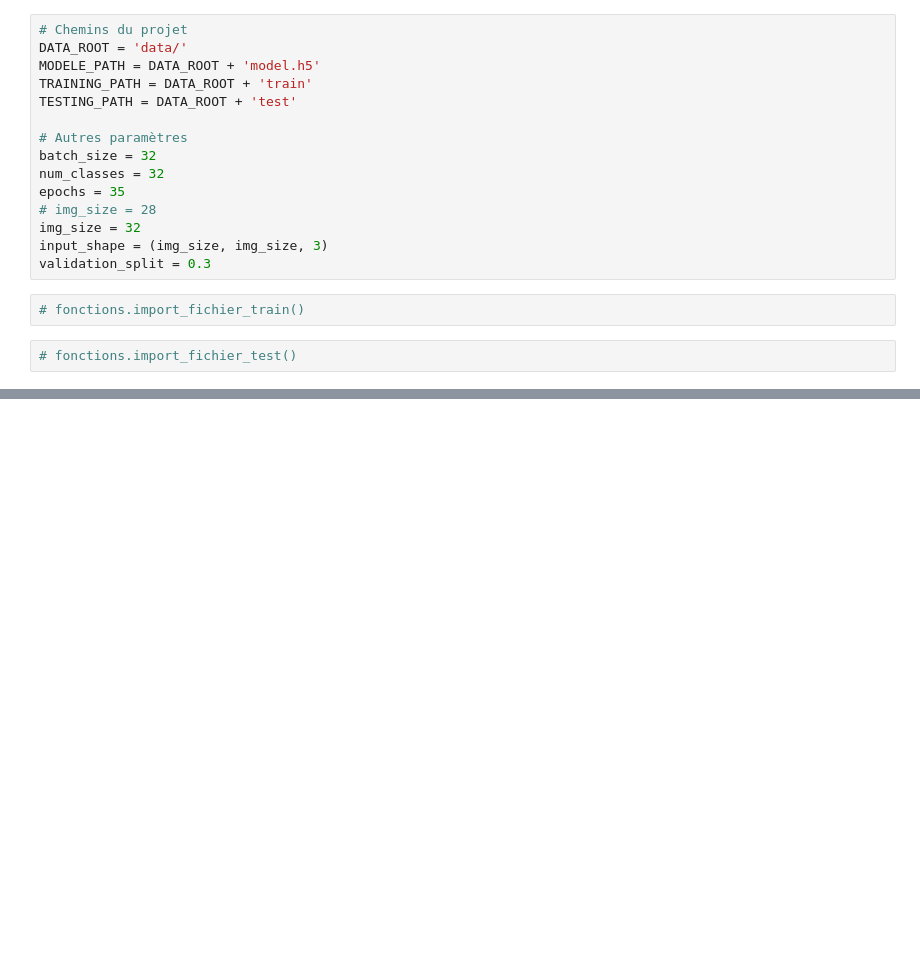
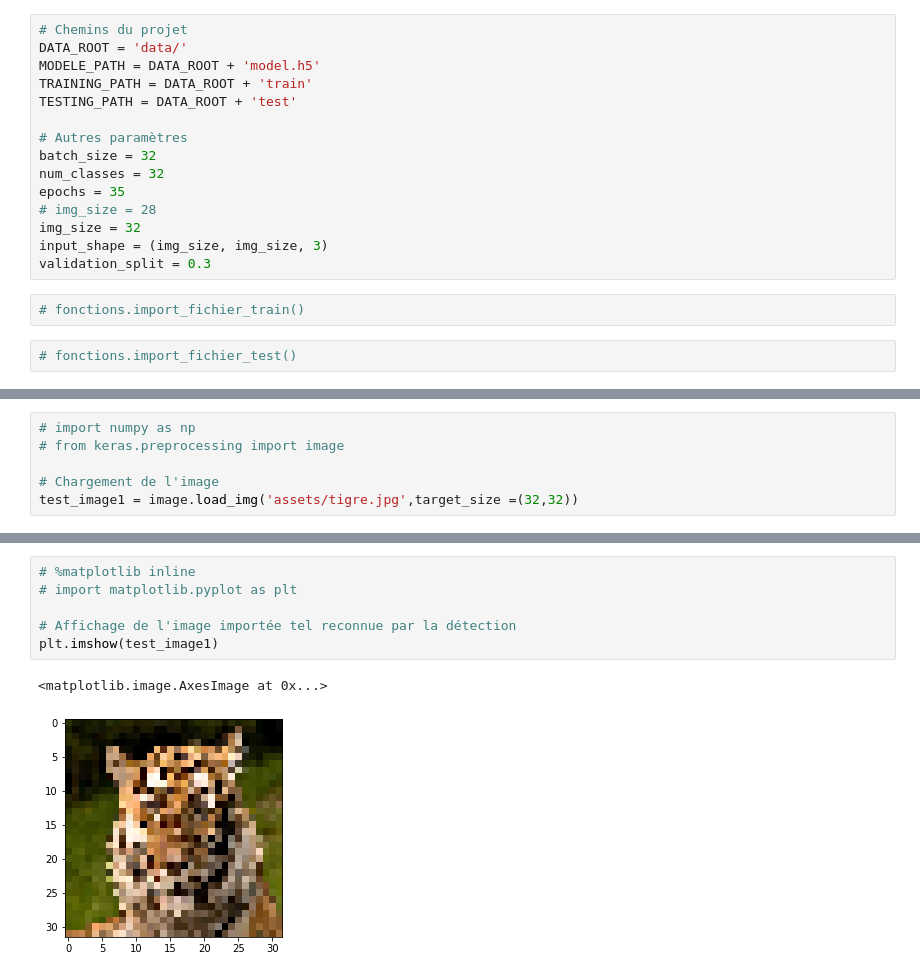
Before and after one commit to NicamShilova/Attrape-moi-si-tu-peux, a Jupyter notebook: model.ipynb, the cells around one changed output, grey strips where cells are left out. Saved outputs shown, nothing was run; the diff lists cells and outputs as text; blank space fills up the shorter version.

```diff
--- a/model.ipynb
+++ b/model.ipynb
@@ -243,0 +253,6 @@ display_activation(activations, 8, 4, 1)
+# %%
+# import numpy as np
+# from keras.preprocessing import image
+
+# Chargement de l'image
+test_image1 = image.load_img('assets/tigre.jpg',target_size =(32,32))
@@ -243,0 +278,9 @@ display_activation(activations, 8, 4, 1)
+# %%
+# %matplotlib inline
+# import matplotlib.pyplot as plt
+
+# Affichage de l'image importée tel reconnue par la détection
+plt.imshow(test_image1)
+# %% [output]
+<matplotlib.image.AxesImage at 0x...>
+[figure, added]
```
Also changed, not shown: parts of 10 cells of this notebook, 2 other files.
